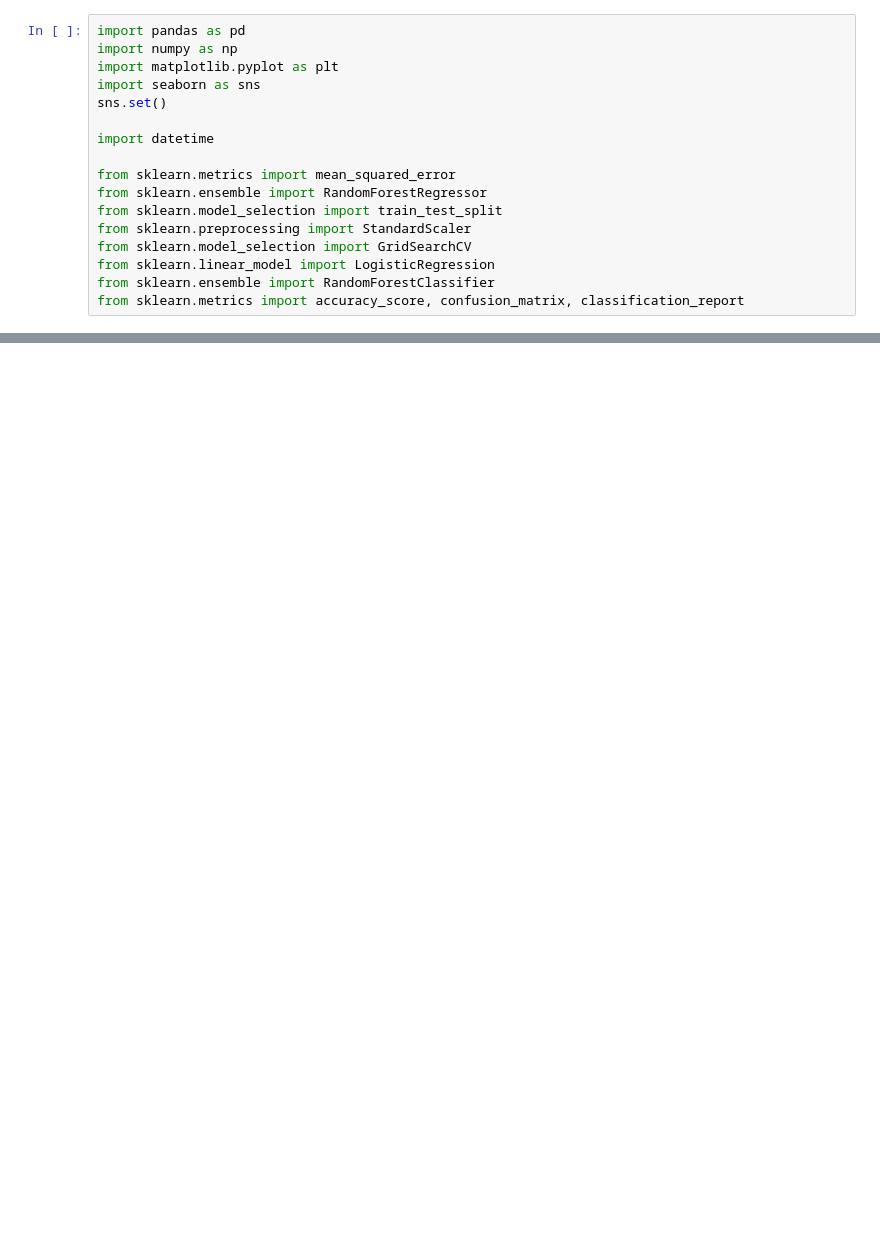
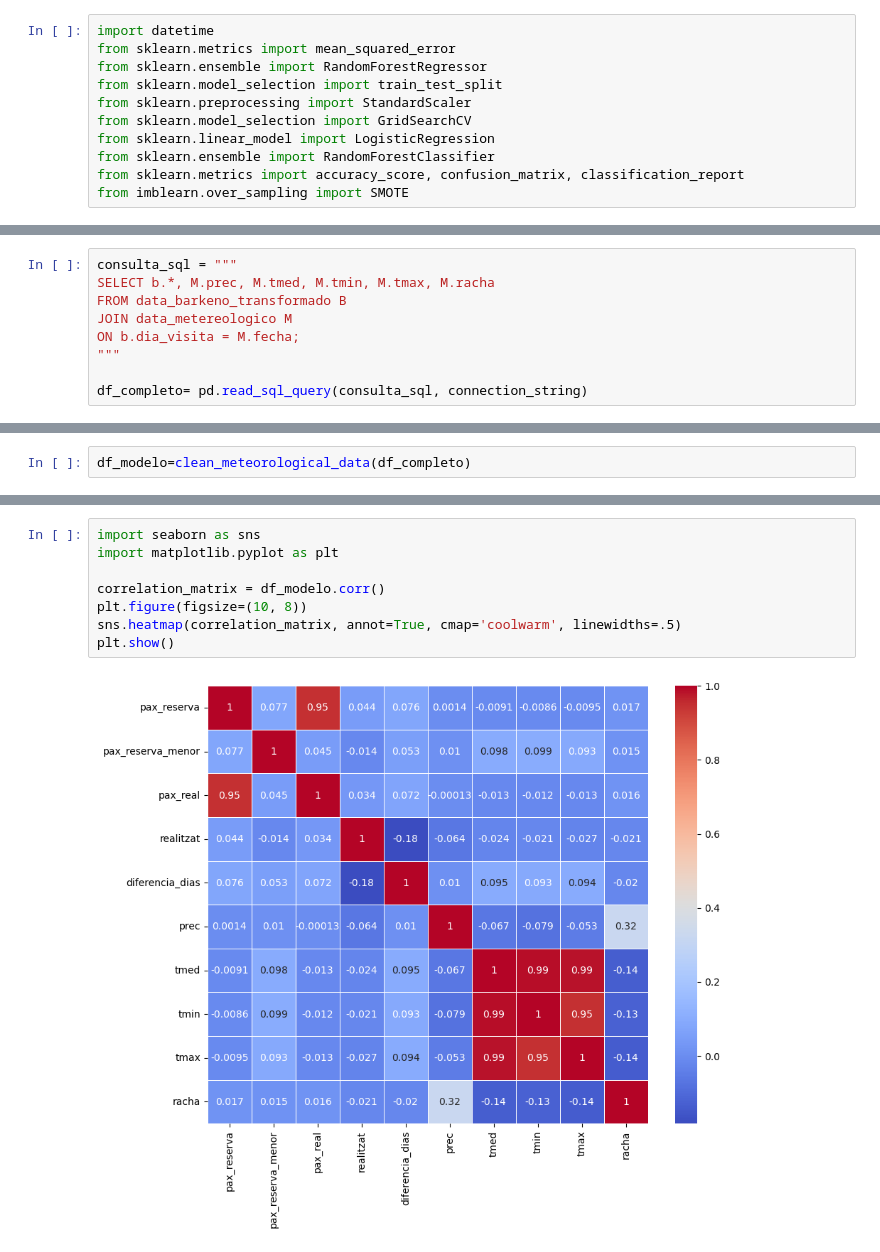
Before and after one commit to Rorivero992/BARKENO---PROJECT, a Jupyter notebook: DA-BARKENO.ipynb, the cells around one changed output, grey strips where cells are left out. Saved outputs shown, nothing was run; the diff lists cells and outputs as text; blank space fills up the shorter version.

```diff
--- a/DA-BARKENO.ipynb
+++ b/DA-BARKENO.ipynb
@@ -1,12 +9,5 @@
 # %%
-import pandas as pd
-import numpy as np
-import matplotlib.pyplot as plt
-import seaborn as sns
-sns.set()
-
 import datetime
-
 from sklearn.metrics import mean_squared_error
 from sklearn.ensemble import RandomForestRegressor
 from sklearn.model_selection import train_test_split
@@ -15,3 +16,4 @@ from sklearn.model_selection import GridSearchCV
 from sklearn.linear_model import LogisticRegression
 from sklearn.ensemble import RandomForestClassifier
 from sklearn.metrics import accuracy_score, confusion_matrix, classification_report
+from imblearn.over_sampling import SMOTE
@@ -1176,0 +192,9 @@ ValueError: Length of values (11863) does not match length of index (59311)
+# %%
+consulta_sql = """
+SELECT b.*, M.prec, M.tmed, M.tmin, M.tmax, M.racha
+FROM data_barkeno_transformado B
+JOIN data_metereologico M
+ON b.dia_visita = M.fecha;
+"""
+
+df_completo= pd.read_sql_query(consulta_sql, connection_string)
@@ -1176,0 +273,2 @@ ValueError: Length of values (11863) does not match length of index (59311)
+# %%
+df_modelo=clean_meteorological_data(df_completo)
@@ -1176,0 +293,10 @@ ValueError: Length of values (11863) does not match length of index (59311)
+# %%
+import seaborn as sns
+import matplotlib.pyplot as plt
+
+correlation_matrix = df_modelo.corr()
+plt.figure(figsize=(10, 8))
+sns.heatmap(correlation_matrix, annot=True, cmap='coolwarm', linewidths=.5)
+plt.show()
+# %% [output]
+[figure, added]
```
Also changed, not shown: parts of 176 cells of this notebook, 21 other files.
